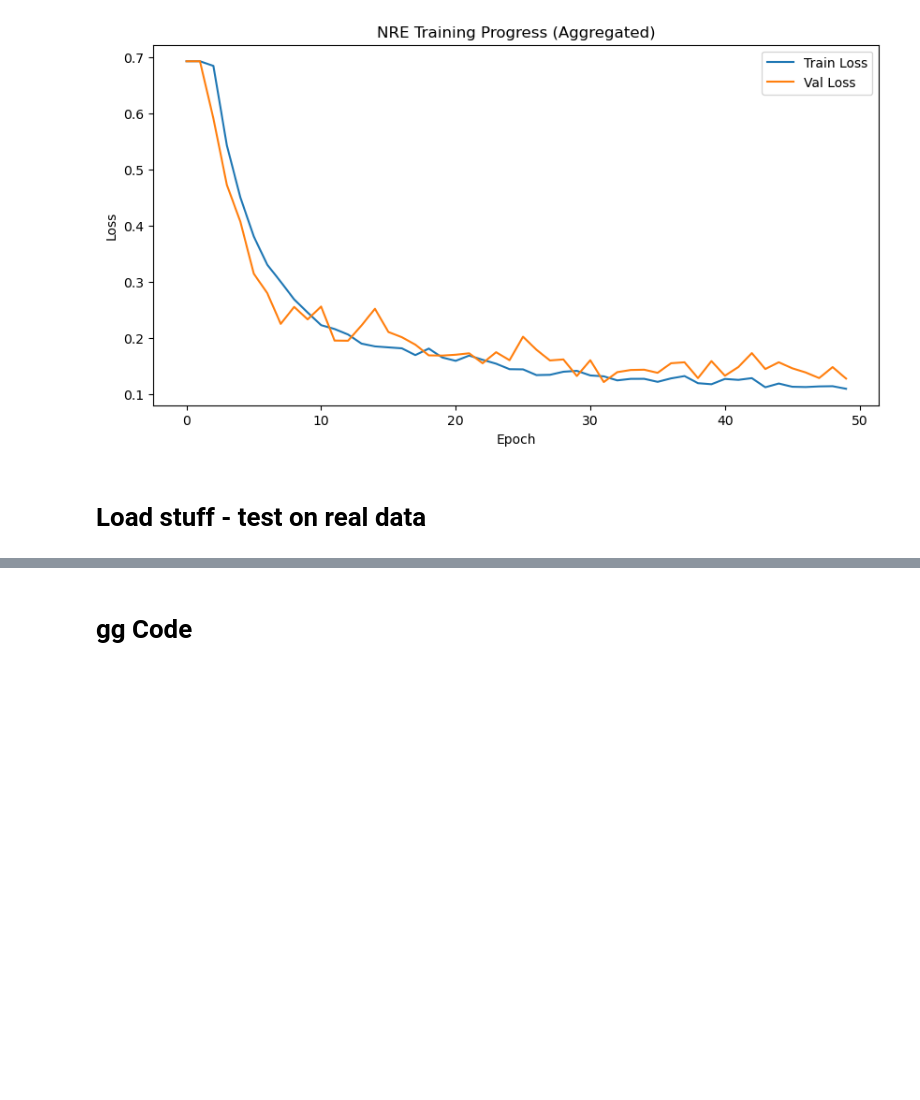
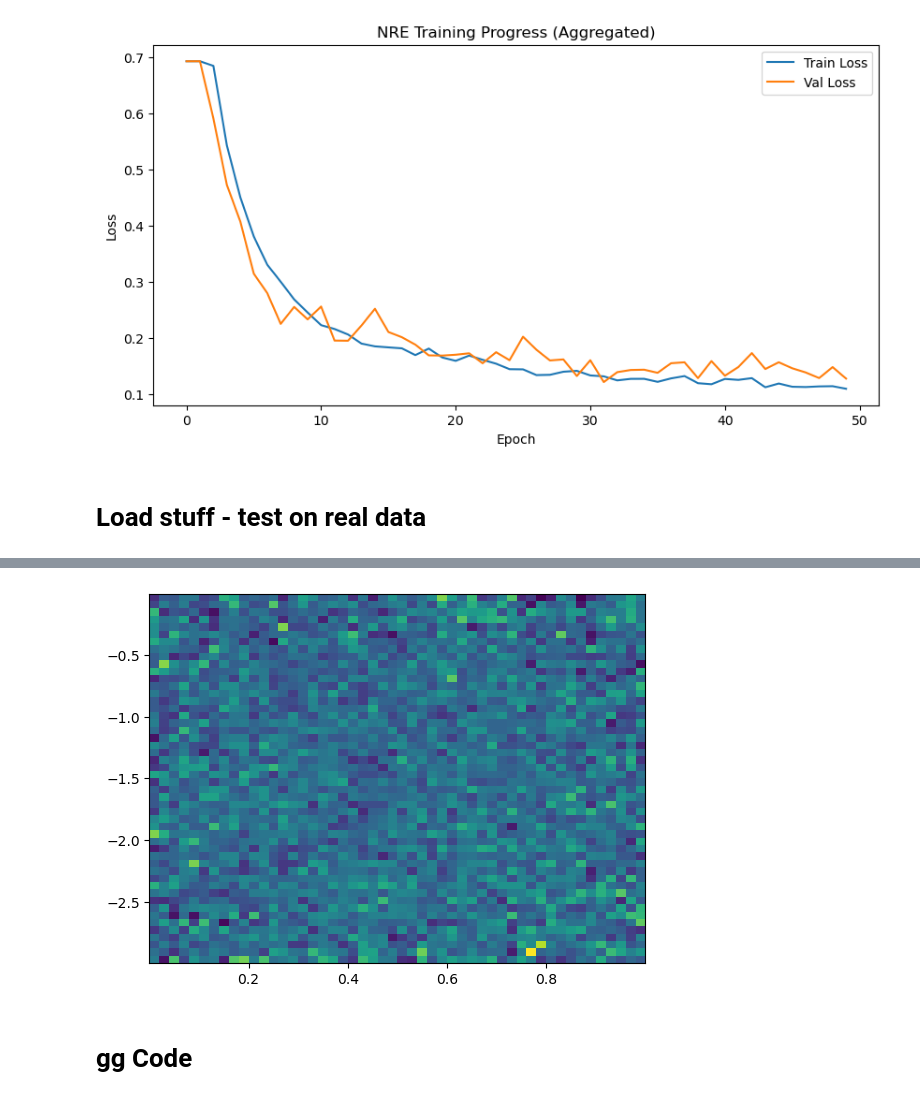
Before and after one commit to margherita-lera/SMC-ABC-for-Supernovae-Ia, a Jupyter notebook: nre_ifi.ipynb, the cells around one changed output, grey strips where cells are left out. Cells and saved outputs as stored; diff of their text form; code cells hidden in the pictures; blank space fills up the shorter version.

```diff
--- a/nre_ifi.ipynb
+++ b/nre_ifi.ipynb
@@ -261,0 +259,3 @@ sampler = giot.test_test_data(theta_mean, theta_std, mu_mean, mu_std, zhd_mean,
+# %%
+chain = sampler.get_chain(discard=1000, flat=True)
+print(chain)
@@ -262,3 +288,9 @@ sampler = giot.test_test_data(theta_mean, theta_std, mu_mean, mu_std, zhd_mean,
+# %%
+fig, ax = plt.subplots()
+ax.hist2d(chain[:,0], chain[:, 1], bins=50)#np.sqrt(chain.shape[0]).astype(int))
+plt.show()
+# %% [output]
+[figure, added]
 # %% [markdown]
 # gg Code
 # %%
```
Also changed, not shown: parts of 9 cells of this notebook.
